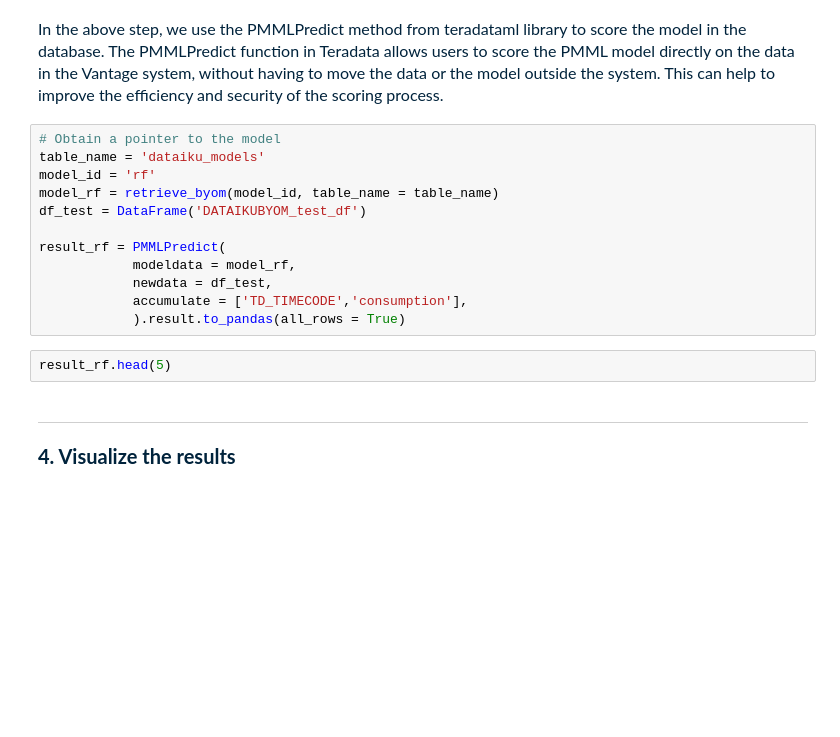
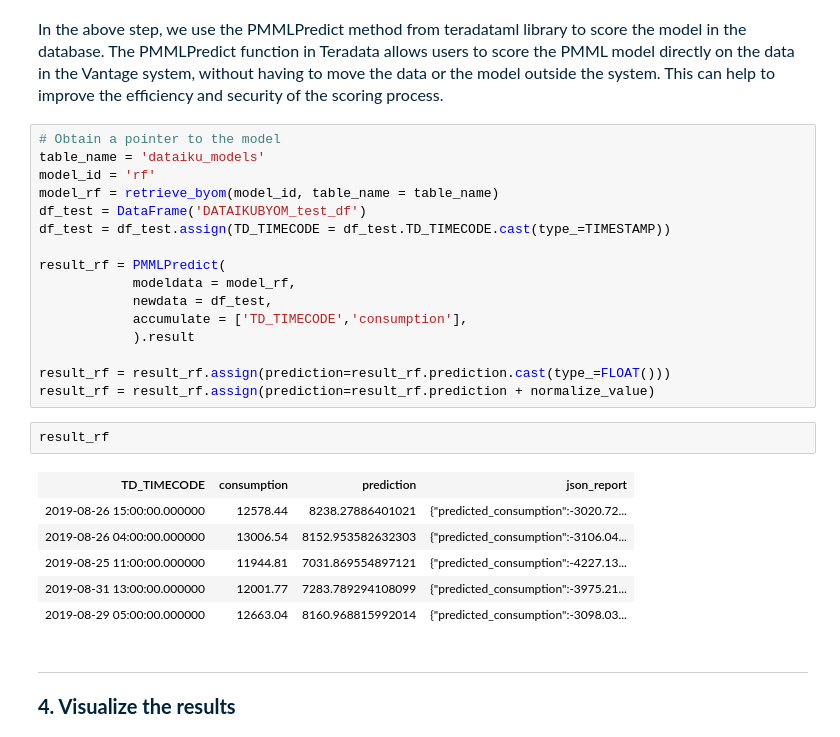
Before and after one commit to Teradata/jupyter-demos, a Jupyter notebook: UseCases/Energy_Consumption_Forecasting_Dataiku/Energy_Consumption_Forecasting_Dataiku.ipynb, the cells around one changed output. Saved outputs shown, nothing was run; the diff lists cells and outputs as text; blank space fills up the shorter version.

```diff
--- a/UseCases/Energy_Consumption_Forecasting_Dataiku/Energy_Consumption_Forecasting_Dataiku.ipynb
+++ b/UseCases/Energy_Consumption_Forecasting_Dataiku/Energy_Consumption_Forecasting_Dataiku.ipynb
@@ -233,14 +267,25 @@ table_name = 'dataiku_models'
 model_id = 'rf'
 model_rf = retrieve_byom(model_id, table_name = table_name)
 df_test = DataFrame('DATAIKUBYOM_test_df')
+df_test = df_test.assign(TD_TIMECODE = df_test.TD_TIMECODE.cast(type_=TIMESTAMP))
 
 result_rf = PMMLPredict(
             modeldata = model_rf,
             newdata = df_test,
             accumulate = ['TD_TIMECODE','consumption'],
-            ).result.to_pandas(all_rows = True)
+            ).result
+
+result_rf = result_rf.assign(prediction=result_rf.prediction.cast(type_=FLOAT()))
+result_rf = result_rf.assign(prediction=result_rf.prediction + normalize_value)
 # %%
-result_rf.head(5)
+result_rf
+# %% [output]
+| TD_TIMECODE | consumption | prediction | json_report |
+| 2019-08-26 15:00:00.000000 | 12578.44 | 8238.27886401021 | {"predicted_consumption":-3020.72... |
+| 2019-08-26 04:00:00.000000 | 13006.54 | 8152.953582632303 | {"predicted_consumption":-3106.04... |
+| 2019-08-25 11:00:00.000000 | 11944.81 | 7031.869554897121 | {"predicted_consumption":-4227.13... |
+| 2019-08-31 13:00:00.000000 | 12001.77 | 7283.789294108099 | {"predicted_consumption":-3975.21... |
+| 2019-08-29 05:00:00.000000 | 12663.04 | 8160.968815992014 | {"predicted_consumption":-3098.03... |
 # %% [markdown]
 <hr style="height:2px;border:none;background-color:#00233C;">
 <b style = 'font-size:20px;font-family:Arial;color:#00233C'>4. Visualize the results</b>
```
Also changed, not shown: parts of 15 cells of this notebook.
